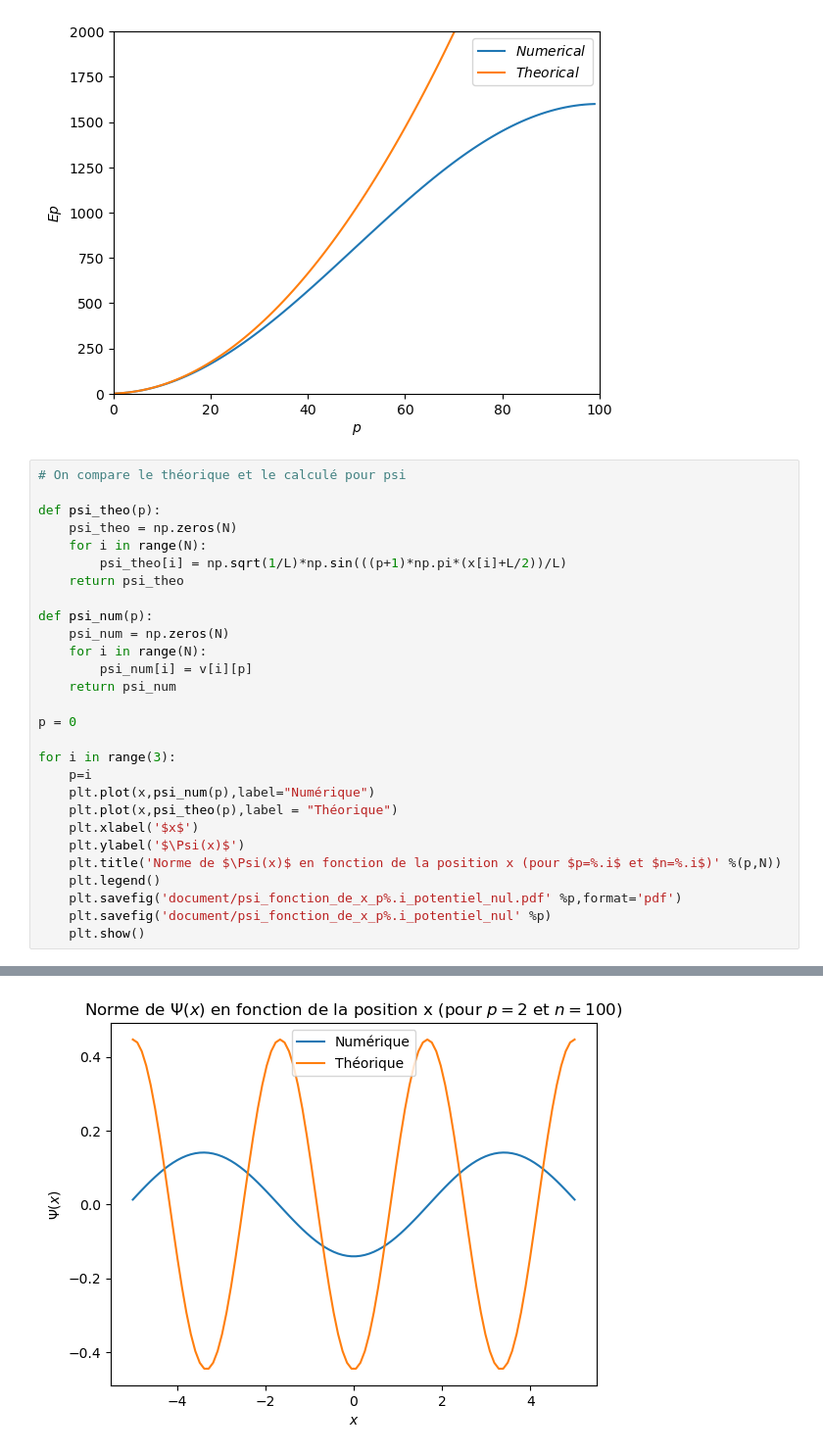
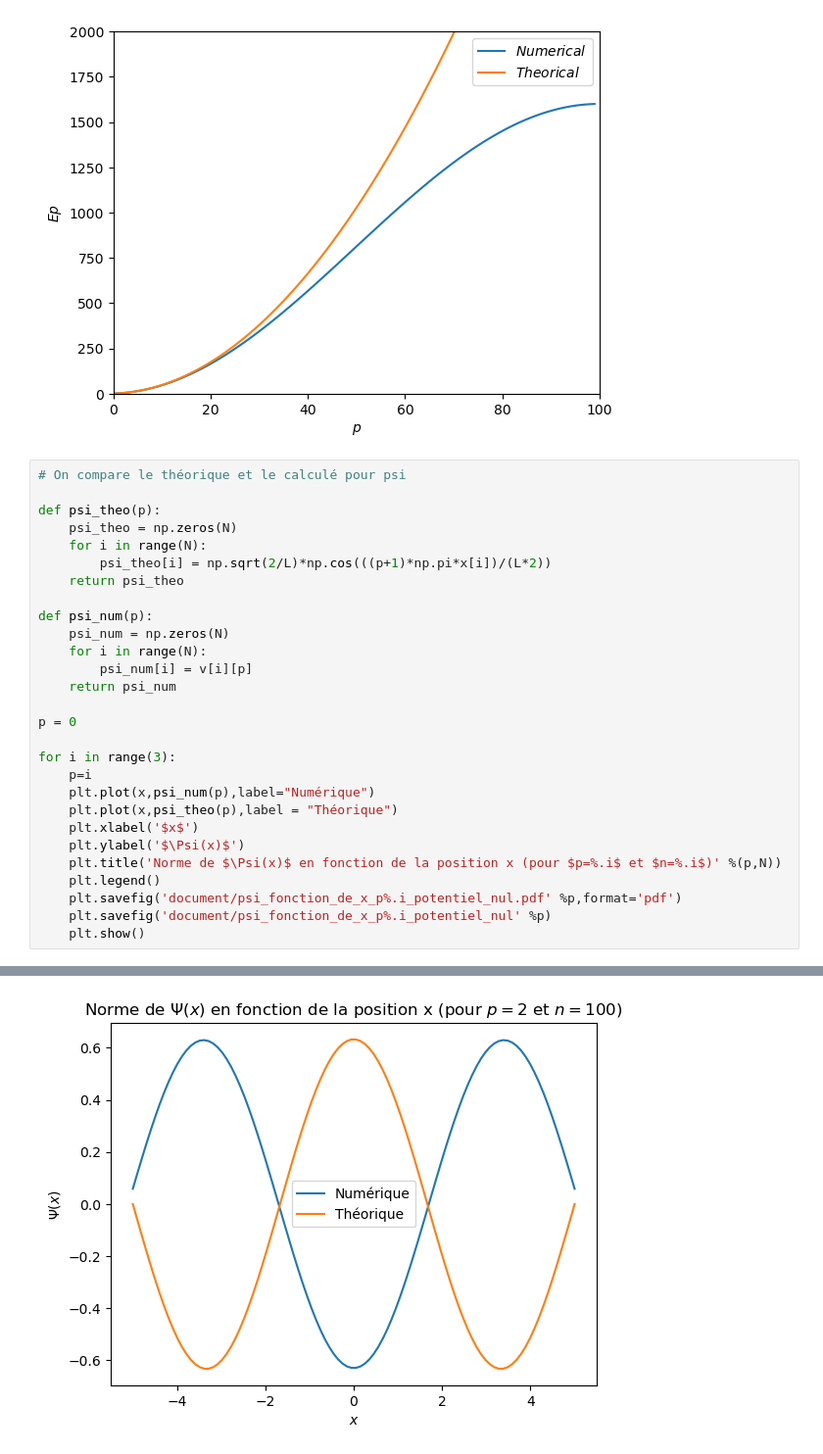
Before and after one commit to lucasboistay/shrodinger_simulation, a Jupyter notebook: etat_stationnaire/Untitled.ipynb, the cells around one changed output, grey strips where cells are left out. Shown at 98% size. Saved outputs shown, nothing was run; the diff lists cells and outputs as text.

Commit message:
modif psi théorique/psi numérique Succès du graph pour p=0 mais le reste ne fonctionne pas

```diff
--- a/etat_stationnaire/Untitled.ipynb
+++ b/etat_stationnaire/Untitled.ipynb
@@ -159,7 +159,7 @@ plt.show()
 def psi_theo(p):
     psi_theo = np.zeros(N)
     for i in range(N):
-        psi_theo[i] = np.sqrt(1/L)*np.sin(((p+1)*np.pi*(x[i]+L/2))/L)
+        psi_theo[i] = np.sqrt(2/L)*np.cos(((p+1)*np.pi*x[i])/(L*2))
     return psi_theo
 
 def psi_num(p):
@@ -187 +187 @@ for i in range(3):
-[figure, old version]
+[figure, new version]
```
Also changed, not shown: parts of 4 cells of this notebook, 6 other files.
